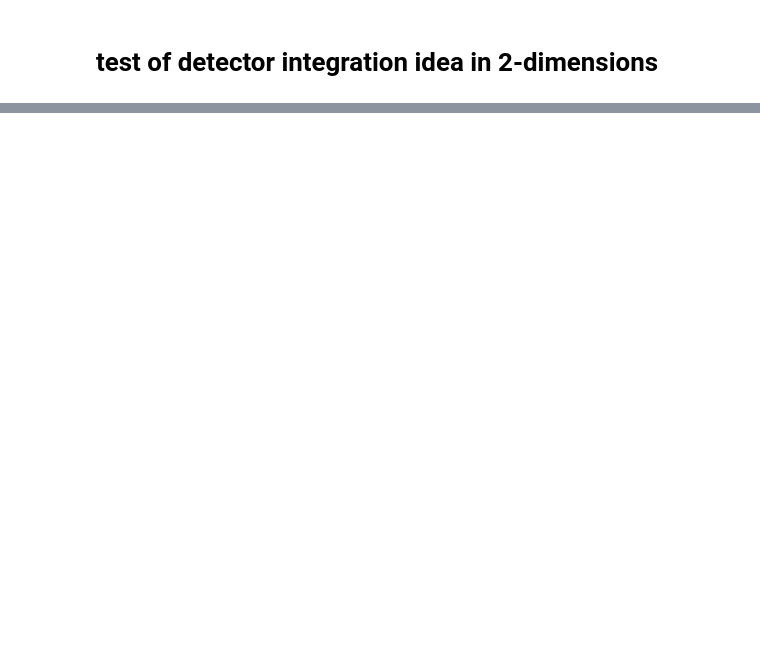
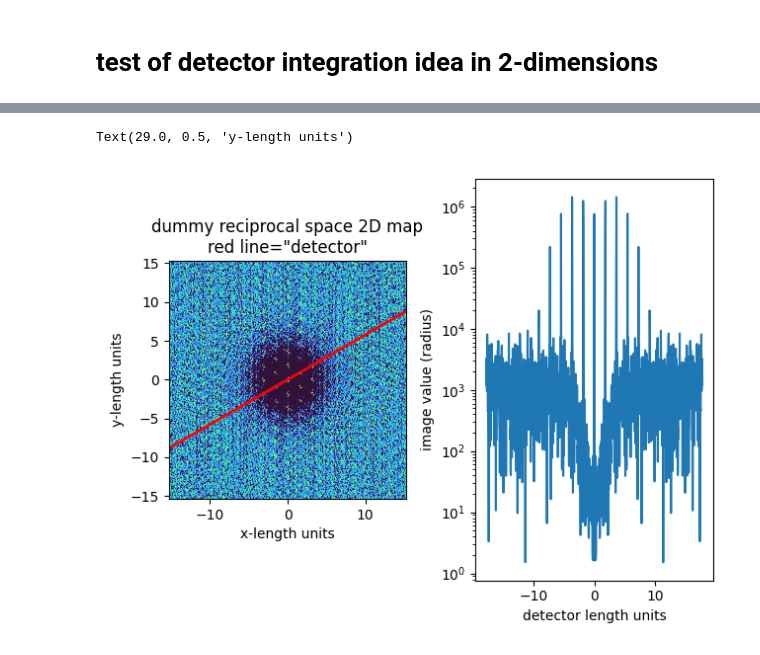
Before and after one commit to tchaney97/giwaxsim, a Jupyter notebook: test_notebooks/2D_forward_sim.ipynb, the cells around one changed output, grey strips where cells are left out. Drawn from its saved outputs; the diff is of its cells as text; code cells hidden in the pictures; blank space fills up the shorter version.

```diff
--- a/test_notebooks/2D_forward_sim.ipynb
+++ b/test_notebooks/2D_forward_sim.ipynb
@@ -108,12 +108,12 @@ def detector_integration_2D(r_img, r_x_mesh, r_y_mesh, det_angle, num_pixels):
     return line_axis_vals, line_vals
 # %%
 # number of points along x and y axis for rectangle
-x_num = 500
-y_num = 500
+x_num = 5000
+y_num = 5000
 
 # maximum absolute value in length units for rectangle centered on origin
-x_max = 200
-y_max = 200
+x_max = 512
+y_max = 512
 
 #length values for each pixel of rectangle
 x_vals = np.linspace(-x_max,x_max, x_num)
@@ -123,7 +123,15 @@ y_vals = np.linspace(-y_max,y_max, y_num)
 x_mesh, y_mesh = np.meshgrid(x_vals, y_vals)
 
 # Lattice constant
-a = 10  # you can adjust this value
+a = 4  # you can adjust this value
+
+# disorder constant
+# non-cumulative disorder:
+# each point is nudged from its lattice point by displacement
+disorder_sigma = a*0.05 #describes sigma for displacement probability (Å)
+
+#number of repeats
+rep = 20
 
 # Lattice vectors
 a1 = np.array([1, 0]) * a
@@ -133,16 +141,20 @@ a2 = np.array([0.5, np.sqrt(3)/2]) * a
 density_map = np.zeros_like(x_mesh)
 
 # Place intensity at lattice points
-for i in range(-4, 5):  # Adjust range as needed for lattice size
-    for j in range(-4, 5):
+for i in range(-rep, rep+1):  # Adjust range as needed for lattice size
+    for j in range(-rep, rep+1):
         lattice_point = i * a1 + j * a2
+        random_disp = np.random.normal(loc=0.0, scale=1.0, size=2)
+        random_disp *= disorder_sigma
+        lattice_point[0]+=random_disp[0]
+        lattice_point[1]+=random_disp[1]
         # Find the closest index in the meshgrid
         ix = np.argmin(np.abs(x_vals - lattice_point[0]))
         iy = np.argmin(np.abs(y_vals - lattice_point[1]))
         density_map[iy, ix] = 1  # Assign intensity
 
 # Convolve with a Gaussian kernel
-sigma = 3  # Standard deviation for Gaussian kernel
+sigma = 0  # Standard deviation for Gaussian kernel
 img = gaussian_filter(density_map, sigma=sigma)
 
 #find FFT of image
@@ -152,8 +164,10 @@ qx_vals = qx_mesh[0,:]
 qy_vals = qy_mesh[:,0]
 
 fig, (ax1, ax2) = subplots(1,2)
+img_min = np.percentile(img, 50)
+img_max = np.percentile(img, 99.999)
 ax1.imshow(img,
-           norm=matplotlib.colors.Normalize(),
+           norm=matplotlib.colors.Normalize(vmin = img_min, vmax = img_max),
            extent=(np.min(x_vals),np.max(x_vals),np.min(y_vals),np.max(y_vals)),
            cmap='turbo',
            origin = 'lower')
@@ -161,10 +175,10 @@ ax1.set_xlabel('x-length units')
 ax1.set_ylabel('y-length units')
 
 q_img[q_img<=0]=1e-10
-img_min = np.log(np.percentile(q_img, 80))
-img_max = np.log(np.percentile(q_img, 99.99))
-ax2.imshow(np.log(q_img),
-           norm=matplotlib.colors.Normalize(vmin = img_min, vmax = img_max),
+img_min = np.percentile(q_img, 70)
+img_max = np.percentile(q_img, 99.99)
+ax2.imshow(q_img,
+           norm=matplotlib.colors.LogNorm(vmin = img_min, vmax = img_max),
            extent=(np.min(qx_vals),np.max(qx_vals),np.min(qy_vals),np.max(qy_vals)),
            cmap='turbo',
            origin = 'lower')
@@ -176,6 +194,31 @@ plt.tight_layout()
+# %%
+ax1.imshow(img,
+           norm=matplotlib.colors.LogNorm(vmin=0.0003, vmax=0.15),
+           extent=(np.min(x_vals),np.max(x_vals),np.min(y_vals),np.max(y_vals)),
+           cmap='turbo',
+           origin = 'lower')
+ax1.set_xlabel('x-length units')
+ax1.set_ylabel('y-length units')
+
+# img_min = np.log(np.percentile(q_img, 90))
+# img_max = np.log(np.percentile(q_img, 99.995))
+# ax2.imshow(np.log(q_img),
+#            norm=matplotlib.colors.Normalize(vmin = img_min, vmax = img_max),
+#            extent=(np.min(qx_vals),np.max(qx_vals),np.min(qy_vals),np.max(qy_vals)),
+#            cmap='turbo',
+#            origin = 'lower')
+# ax2.set_xlim(-4,4)
+# ax2.set_ylim(-4,4)
+# ax2.set_xlabel('qx-length units')
+# ax2.set_ylabel('qy-length units')
+# plt.tight_layout()
+# %% [output]
+Text(29.0, 0.5, 'y-length units')
 # %%
 #details for detector line
-num_pixels = 10000
-det_angle = 0
+num_pixels = 1000
+det_angle = 30
 
 x_vals, y_vals = detector_integration_2D(q_img, qx_mesh, qy_mesh, det_angle, num_pixels)
+# %% [output]
+[figure, added]
```
Also changed, not shown: parts of 3 cells of this notebook, 10 other files.
